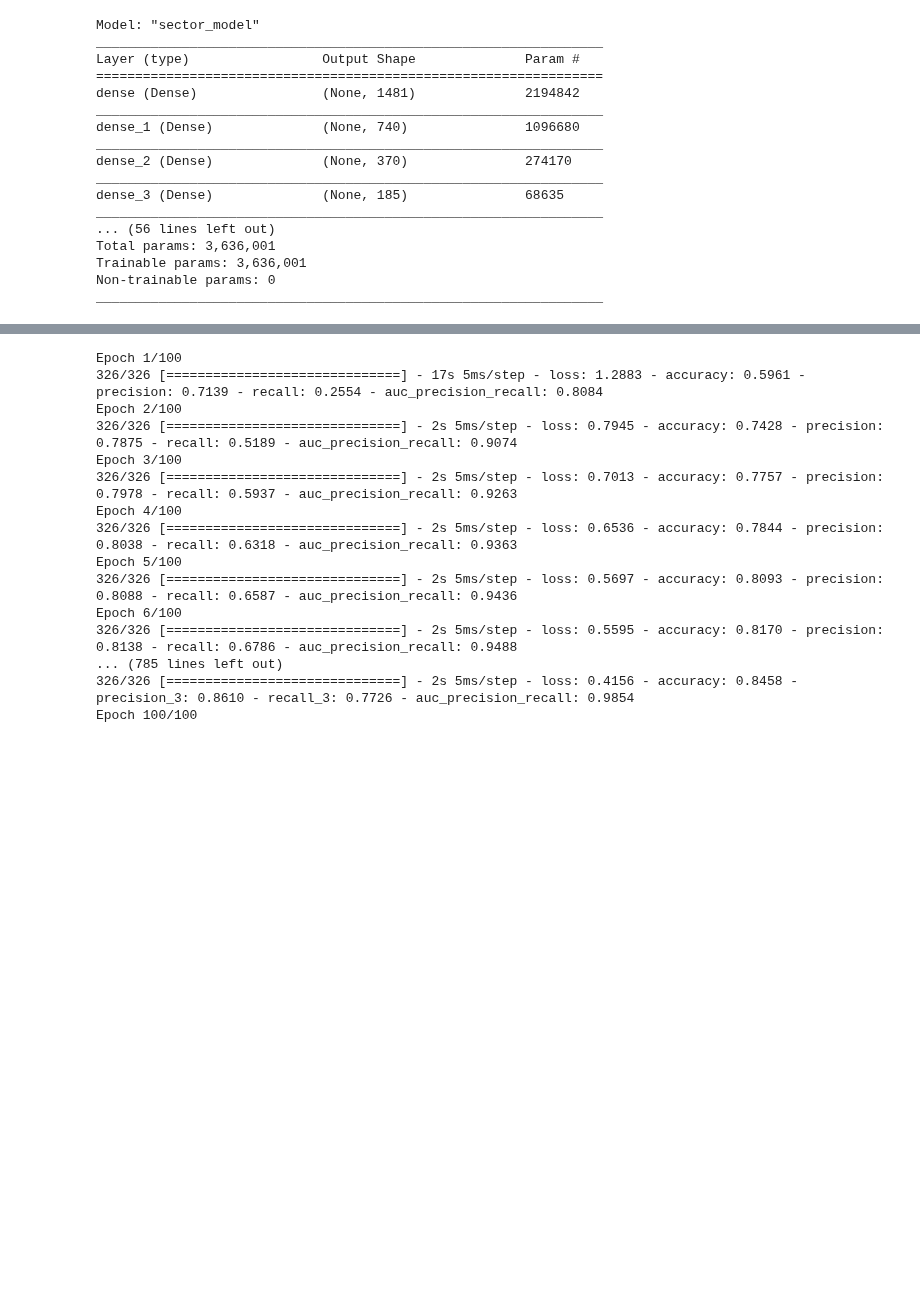
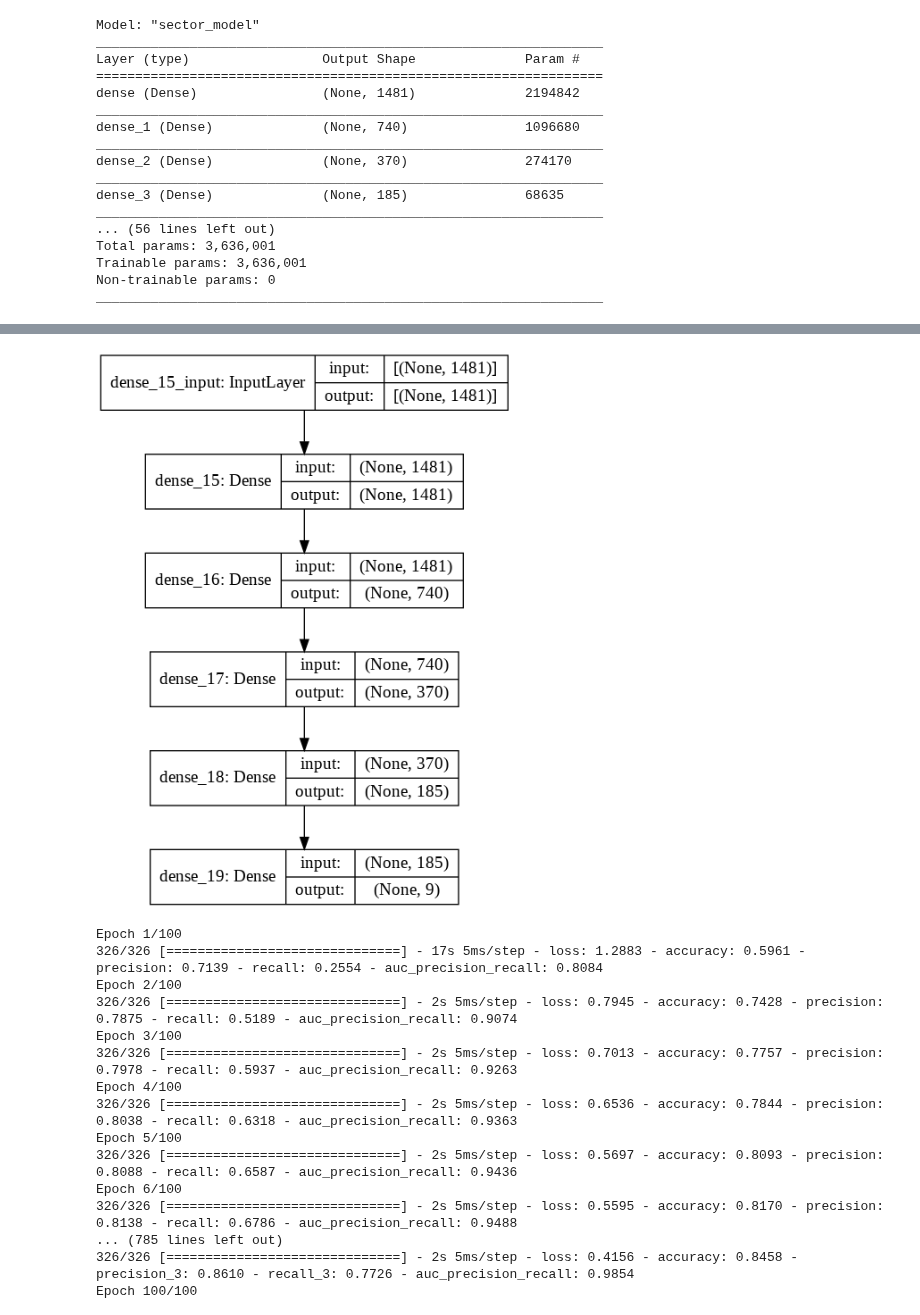
Before and after one commit to ngzhankang/finalYearProjectUOB, a Jupyter notebook: training/NLP_MLP.ipynb, the cells around one changed output, grey strips where cells are left out. Cells and saved outputs as stored; diff of their text form; code cells hidden in the pictures; blank space fills up the shorter version.

```diff
--- a/training/NLP_MLP.ipynb
+++ b/training/NLP_MLP.ipynb
@@ -971,3 +997,7 @@ _________________________________________________________________
+# %%
+tf.keras.utils.plot_model(valuechain_model, "valuechain_model.png", show_shapes=True)
+# %% [output]
+[figure, added]
 # %%
 from tensorflow.keras.metrics import Precision, Recall, AUC
 from timeit import default_timer as timer
```
Also changed, not shown: parts of 9 cells of this notebook.
